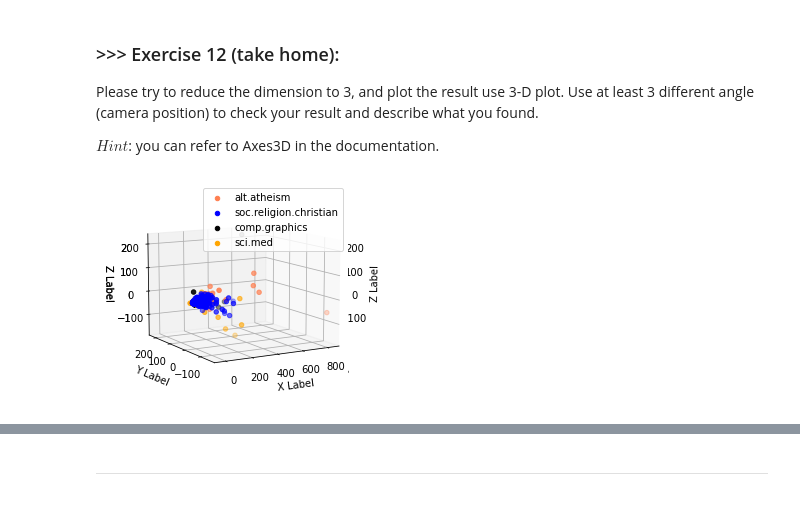
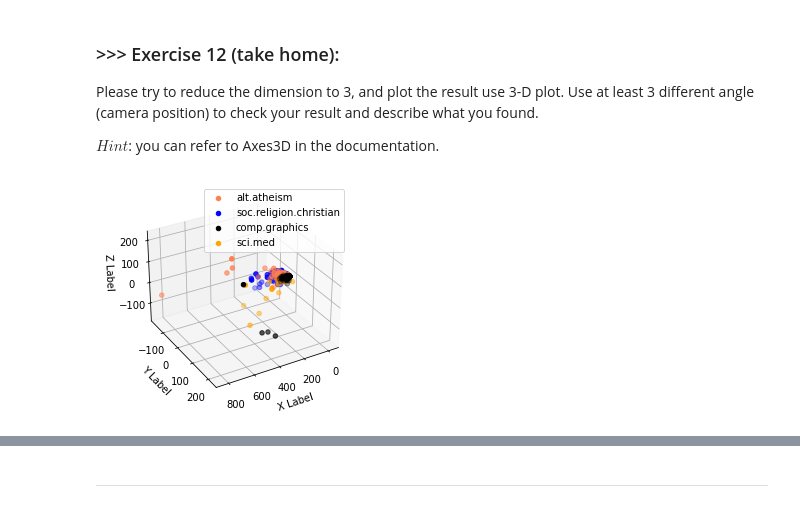
Before and after one commit to provomittt/DM2023-Lab1-Master, a Jupyter notebook: DM2023-Lab1-Master.ipynb, the cells around one changed output, grey strips where cells are left out. Saved outputs shown, nothing was run; the diff lists cells and outputs as text; code cells hidden in the pictures.

```diff
--- a/DM2023-Lab1-Master.ipynb
+++ b/DM2023-Lab1-Master.ipynb
@@ -1295,34 +1296,21 @@ X_reduced_to_3d = PCA(n_components = 3).fit_transform(X_counts.toarray()) # redu
 # %%
 import matplotlib.pyplot as plt
 from mpl_toolkits.mplot3d.axes3d import Axes3D
 fig = plt.figure()
-# ax = fig.add_subplot(projection='3d')
-subfigs = fig.subfigures(1, 2, wspace=0.07)
-subfigs[0].view_init(elev=10., azim=60)
-subfigs[1].view_init(elev=10., azim=120)
-subfigs[2].view_init(elev=10., azim=240)
+ax = fig.add_subplot(projection='3d')
+ax.view_init(elev=30., azim=60)
+
 for c, category in zip(col, categories):
     xs = X_reduced_to_3d[X['category_name'] == category].T[0]
     ys = X_reduced_to_3d[X['category_name'] == category].T[1]
     zs = X_reduced_to_3d[X['category_name'] == category].T[2]
     ax.scatter(xs, ys, zs, marker='o', color=c, label=category)
-    ax1.scatter(xs, ys, zs, marker='o', color=c, label=category)
-    ax2.scatter(xs, ys, zs, marker='o', color=c, label=category)
 
 ax.set_xlabel('X Label')
 ax.set_ylabel('Y Label')
 ax.set_zlabel('Z Label')
 ax.legend()
 
-ax1.set_xlabel('X Label')
-ax1.set_ylabel('Y Label')
-ax1.set_zlabel('Z Label')
-ax1.legend()
-
-ax2.set_xlabel('X Label')
-ax2.set_ylabel('Y Label')
-ax2.set_zlabel('Z Label')
-ax2.legend()
 plt.show()
 # %% [output]
-[figure, old version]
+[figure, new version]
```
Also changed, not shown: parts of 18 cells of this notebook, 1 other file.
